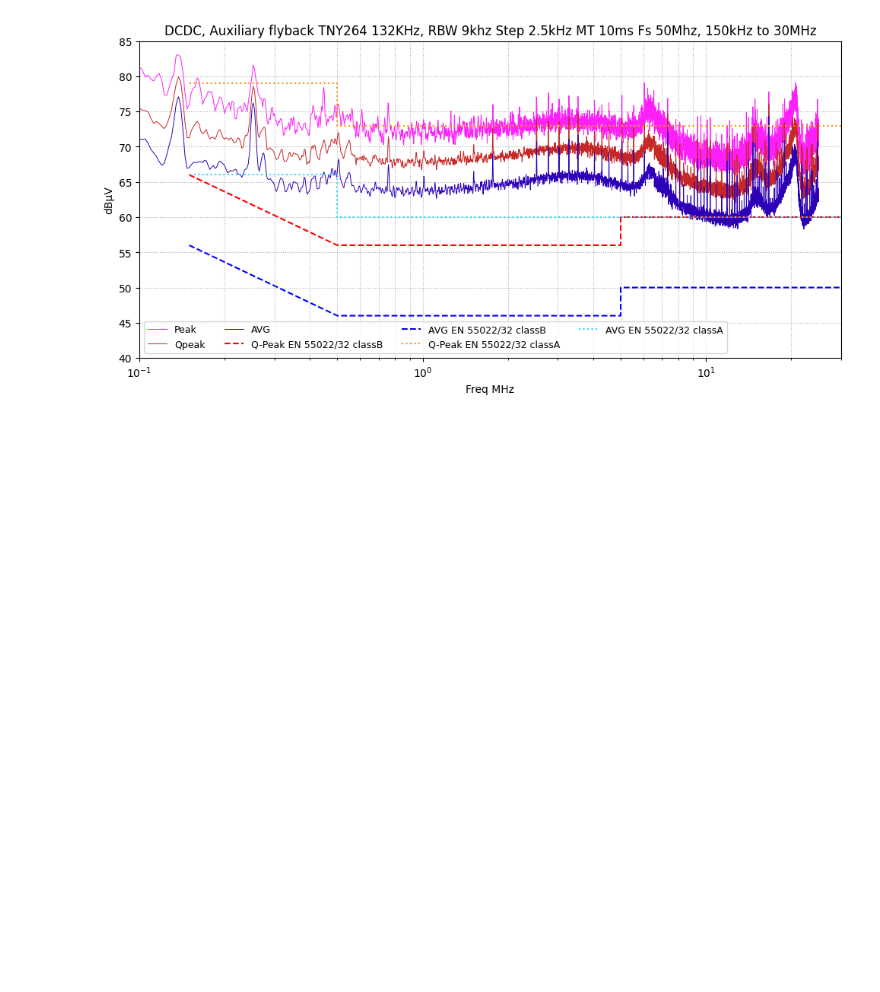
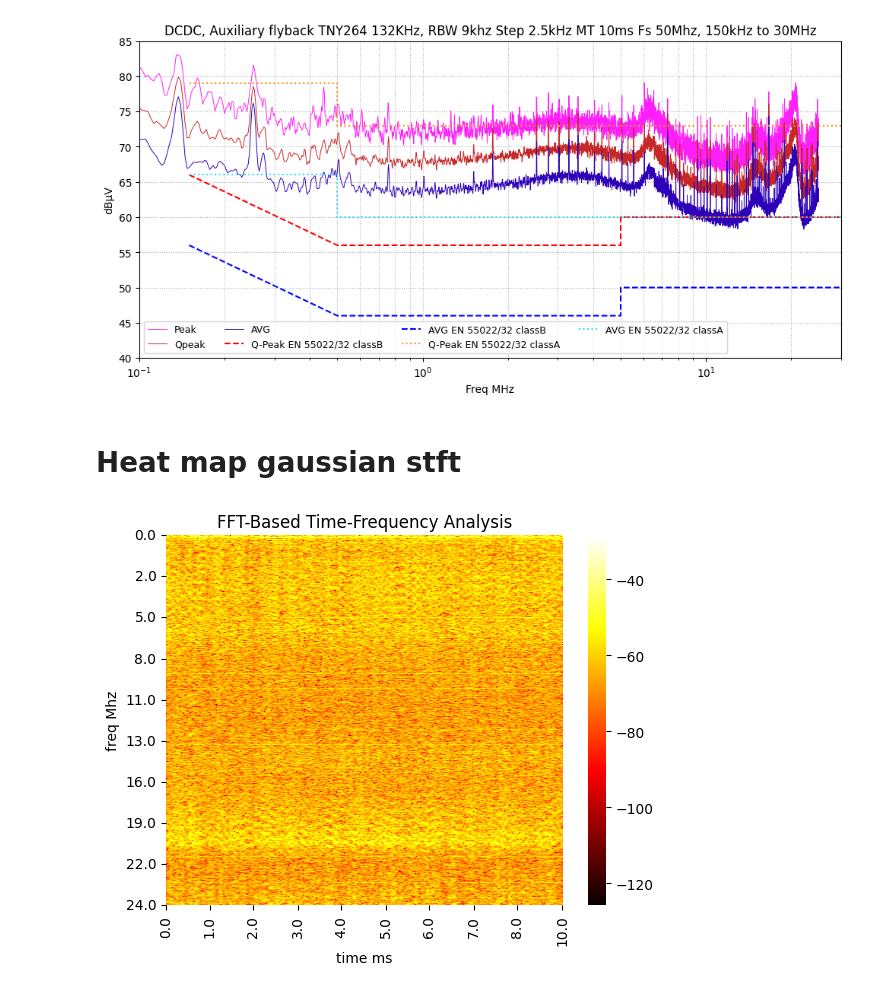
Before and after one commit to bouz1/PypiContributions, a Jupyter notebook: emi-receiver/real_life_measurement/PreProcessing_test.ipynb, the cells around one changed output. Cells and saved outputs as stored; diff of their text form; code cells hidden in the pictures; blank space fills up the shorter version.

```diff
--- a/emi-receiver/real_life_measurement/PreProcessing_test.ipynb
+++ b/emi-receiver/real_life_measurement/PreProcessing_test.ipynb
@@ -170,3 +109,30 @@ plt.savefig("DCDC_Flyback.png")
 plt.show()
 # %% [output]
 [figure]
+# %% [markdown]
+# Heat map gaussian stft
+# %%
+from emi_receiver import gaussian_stft
+
+freqbins, timebins, dbZ = gaussian_stft(signal=hvp,
+                                        rbw=9e3,
+                                        fs=1/Ts,
+                                        step=2.5e3,
+                                        kind='db')
+
+ax = sns.heatmap(dbZ, cmap='hot')
+
+nx = min(10, len(timebins)); ix = np.linspace(0, len(timebins)-1, nx, dtype=int)
+ny = min(10, len(freqbins)); iy = np.linspace(0, len(freqbins)-1, ny, dtype=int)
+
+ax.set_xticks(ix); ax.set_xticklabels(np.floor(timebins[ix]*1e3))
+ax.set_yticks(iy); ax.set_yticklabels(np.floor(freqbins[iy]*1e-6))
+
+
+plt.title("FFT-Based Time-Frequency Analysis")
+plt.xlabel("time ms")
+plt.ylabel("freq Mhz")
+plt.savefig("DCDC_Flyback_stft.png", bbox_inches='tight')
+plt.show()
+# %% [output]
+[figure, added]
```
Also changed, not shown: parts of 5 cells of this notebook, 9 other files.
